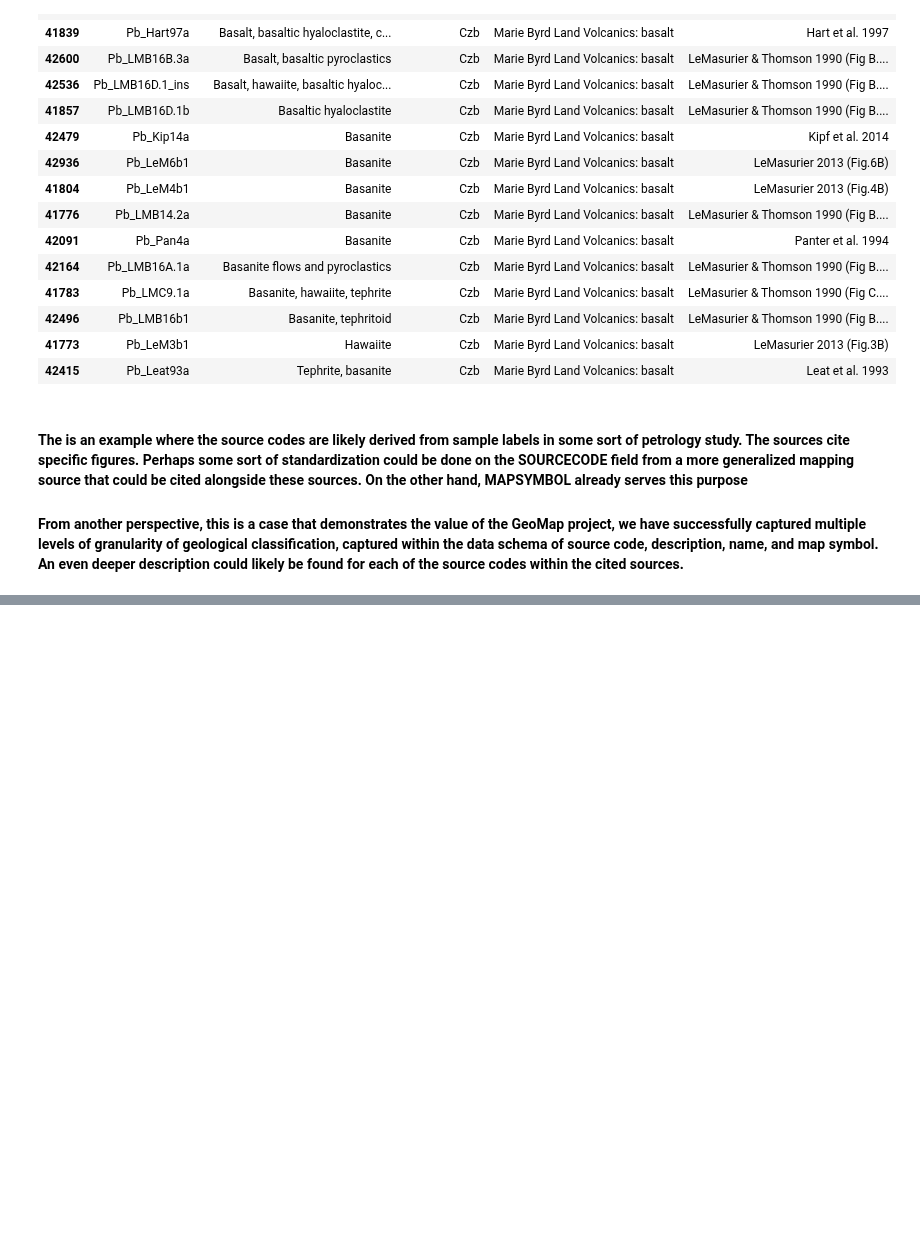
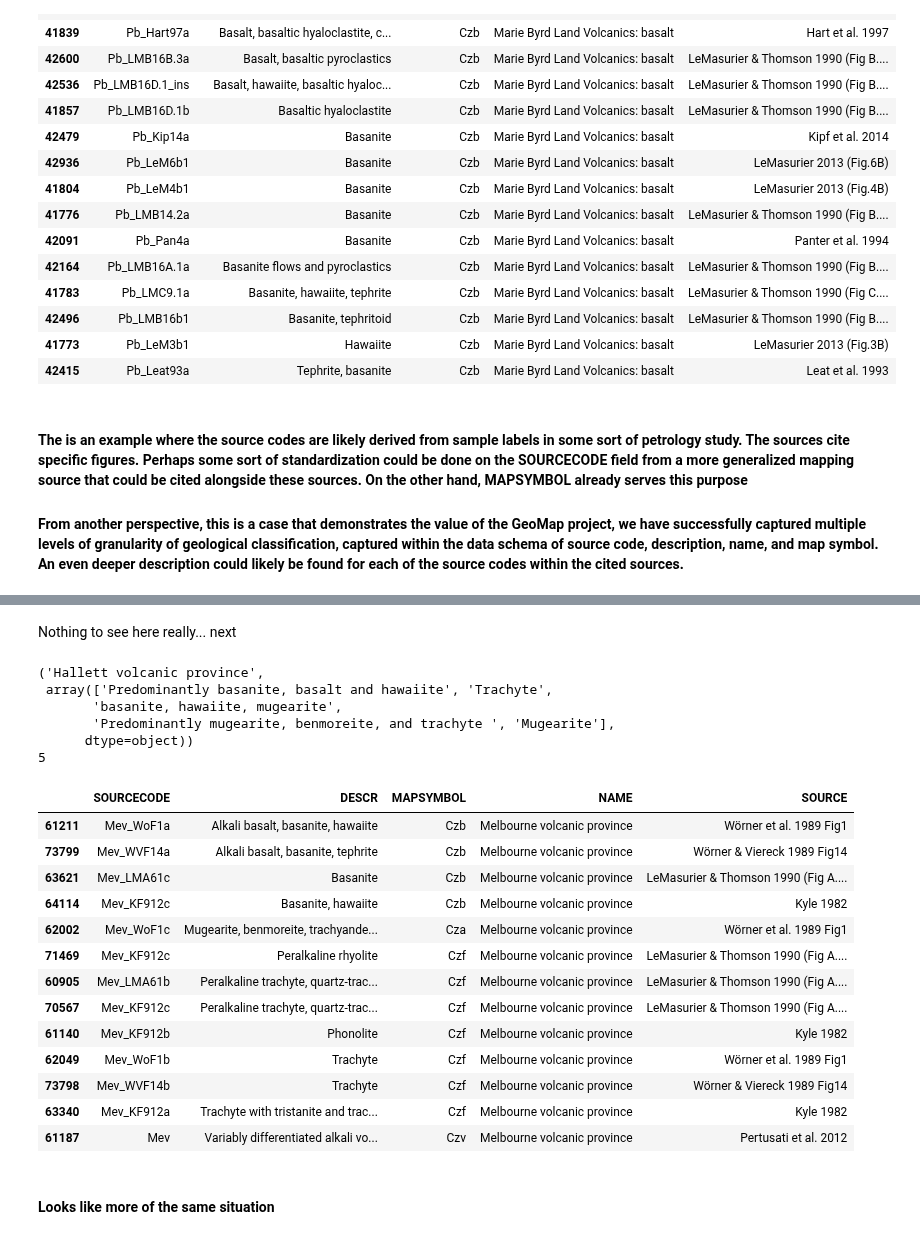
Before and after one commit to selkind/GeoMap, a Jupyter notebook: name_descr_investigation.ipynb, the cells around one changed output, grey strips where cells are left out. Cells and saved outputs as stored; diff of their text form; code cells hidden in the pictures; blank space fills up the shorter version.

```diff
--- a/name_descr_investigation.ipynb
+++ b/name_descr_investigation.ipynb
@@ -192,0 +296,34 @@ There are 17 unique source codes for the polygons with the name 'Marie Byrd Land
+# %% [markdown]
+Nothing to see here really... next
+# %%
+pp.pp(name_descr_sets[3])
+print(len(name_descr_sets[3][1]))
+# %% [output]
+('Hallett volcanic province',
+ array(['Predominantly basanite, basalt and hawaiite', 'Trachyte',
+       'basanite, hawaiite, mugearite',
+       'Predominantly mugearite, benmoreite, and trachyte ', 'Mugearite'],
+      dtype=object))
+5
+# %%
+hallett_name_mask = data["NAME"] == name_descr_sets[3][0]
+hallett_src_descr_combos = data[mel_vol_source_name_mask][mbl_cols].drop_duplicates(mbl_unique_cols).sort_values("DESCR")
+# %%
+display(hallett_src_descr_combos)
+# %% [output]
+|  | SOURCECODE | DESCR | MAPSYMBOL | NAME | SOURCE |
+| 61211 | Mev_WoF1a | Alkali basalt, basanite, hawaiite | Czb | Melbourne volcanic province | Wörner et al. 1989 Fig1 |
+| 73799 | Mev_WVF14a | Alkali basalt, basanite, tephrite | Czb | Melbourne volcanic province | Wörner & Viereck 1989 Fig14 |
+| 63621 | Mev_LMA61c | Basanite | Czb | Melbourne volcanic province | LeMasurier & Thomson 1990 (Fig A.... |
+| 64114 | Mev_KF912c | Basanite, hawaiite | Czb | Melbourne volcanic province | Kyle 1982 |
+| 62002 | Mev_WoF1c | Mugearite, benmoreite, trachyande... | Cza | Melbourne volcanic province | Wörner et al. 1989 Fig1 |
+| 71469 | Mev_KF912c | Peralkaline rhyolite | Czf | Melbourne volcanic province | LeMasurier & Thomson 1990 (Fig A.... |
+| 60905 | Mev_LMA61b | Peralkaline trachyte, quartz-trac... | Czf | Melbourne volcanic province | LeMasurier & Thomson 1990 (Fig A.... |
+| 70567 | Mev_KF912c | Peralkaline trachyte, quartz-trac... | Czf | Melbourne volcanic province | LeMasurier & Thomson 1990 (Fig A.... |
+| 61140 | Mev_KF912b | Phonolite | Czf | Melbourne volcanic province | Kyle 1982 |
+| 62049 | Mev_WoF1b | Trachyte | Czf | Melbourne volcanic province | Wörner et al. 1989 Fig1 |
+| 73798 | Mev_WVF14b | Trachyte | Czf | Melbourne volcanic province | Wörner & Viereck 1989 Fig14 |
+| 63340 | Mev_KF912a | Trachyte with tristanite and trac... | Czf | Melbourne volcanic province | Kyle 1982 |
+| 61187 | Mev | Variably differentiated alkali vo... | Czv | Melbourne volcanic province | Pertusati et al. 2012 |
+# %% [markdown]
+#### Looks like more of the same situation
```
Also changed, not shown: parts of 27 cells of this notebook.
